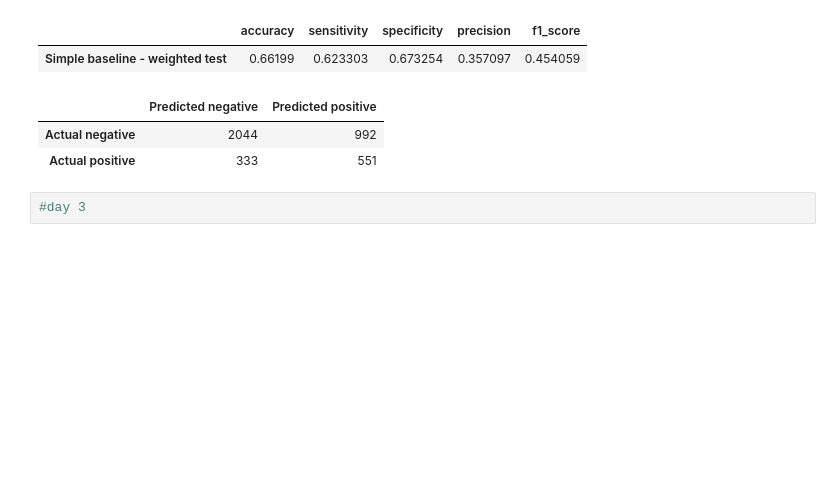
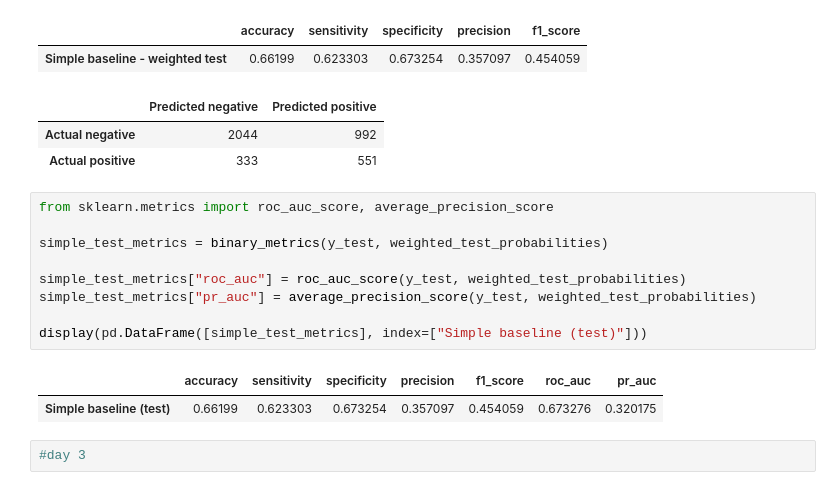
Before and after one commit to mohamedmaherabdalla/MedAI-A1, a Jupyter notebook: working.ipynb, the cells around one changed output. Cells and saved outputs as stored; diff of their text form; blank space fills up the shorter version.

```diff
--- a/working.ipynb
+++ b/working.ipynb
@@ -827,6 +892,18 @@ display(test_confusion_matrix)
 |  | Predicted negative | Predicted positive |
 | Actual negative | 2044 | 992 |
 | Actual positive | 333 | 551 |
+# %%
+from sklearn.metrics import roc_auc_score, average_precision_score
+
+simple_test_metrics = binary_metrics(y_test, weighted_test_probabilities)
+
+simple_test_metrics["roc_auc"] = roc_auc_score(y_test, weighted_test_probabilities)
+simple_test_metrics["pr_auc"] = average_precision_score(y_test, weighted_test_probabilities)
+
+display(pd.DataFrame([simple_test_metrics], index=["Simple baseline (test)"]))
+# %% [output]
+|  | accuracy | sensitivity | specificity | precision | f1_score | roc_auc | pr_auc |
+| Simple baseline (test) | 0.66199 | 0.623303 | 0.673254 | 0.357097 | 0.454059 | 0.673276 | 0.320175 |
 # %%
 #day 3
 # %% [markdown]
```
Also changed, not shown: parts of 4 cells of this notebook.
